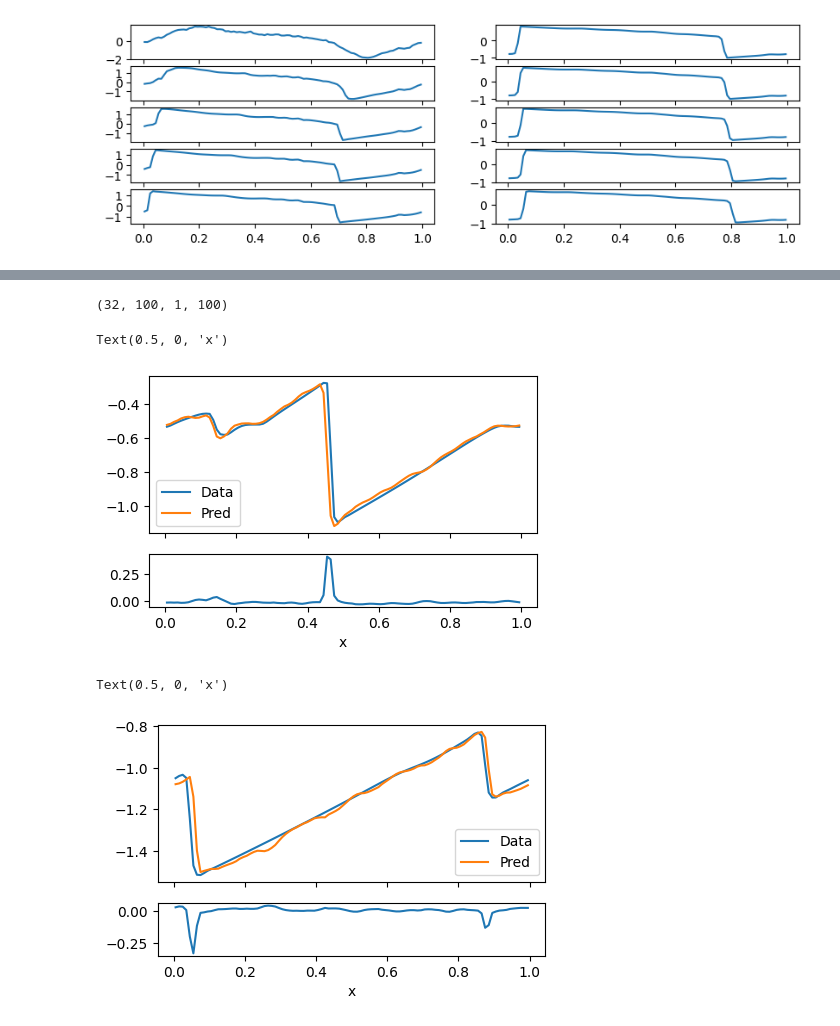
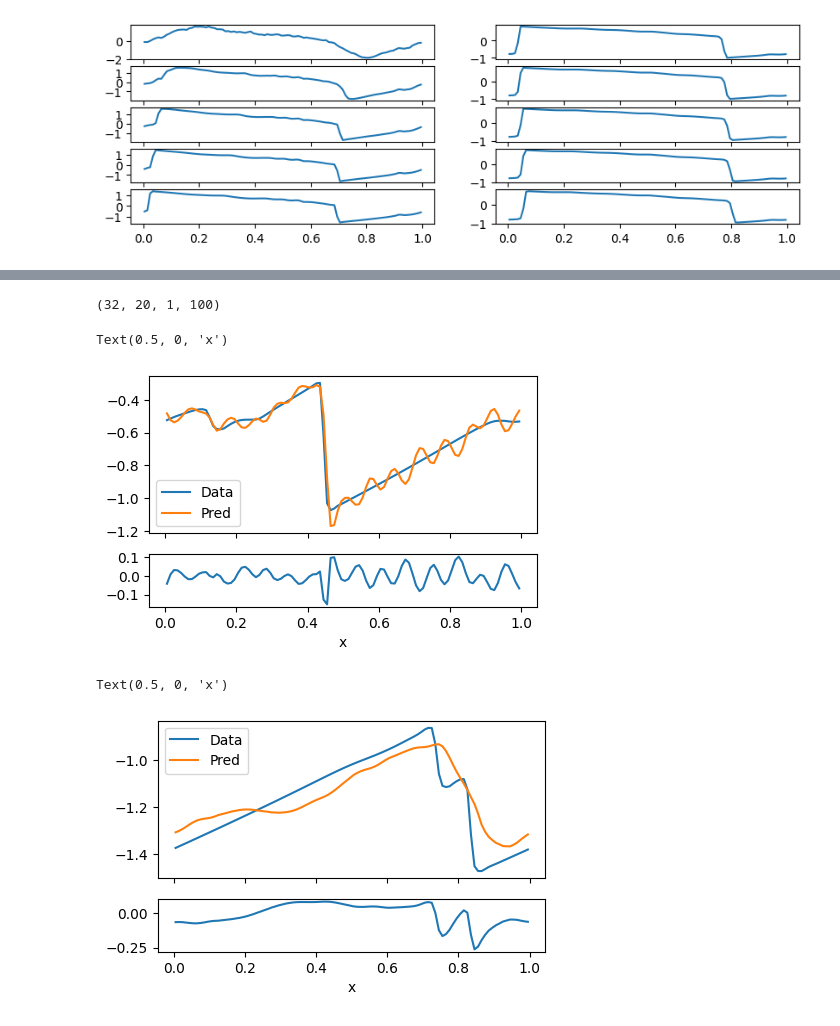
Before and after one commit to xx257xx/CONTEXT_FLUX_NO, a Jupyter notebook: iconfluxno_jax.ipynb, the cells around one changed output, grey strips where cells are left out. Cells and saved outputs as stored; diff of their text form; code cells hidden in the pictures.

```diff
--- a/iconfluxno_jax.ipynb
+++ b/iconfluxno_jax.ipynb
@@ -626,3 +678,7 @@ loss_fn(model, batch)
 # %%
-model, loss_history = train(model, loader, optax.adamw(1e-3), loss_fn, max_steps=5000)
+# optimizer = optax.adamw(
+#     optax.schedules.warmup_cosine_decay_schedule(0.0, 5e-4, 500, 4500, 0.0)
+# )
+optimizer = optax.adamw(2e-4)
+model, loss_history = train(model, loader, optimizer, loss_fn, max_steps=2000)
 # %% [output]
@@ -654,13 +708,13 @@ NameError: name 'loss_history' is not defined
 # %%
 loader_test = ContextSegmentLoader(
-    dataset_test, context_size=100, segment_length=200, batch_size=32
+    dataset_test, context_size=20, segment_length=10, batch_size=32
 )
 batch_test, _ = loader_test.load_batch(loader_test.init())
 # %%
 context_test, u_test, dt, dx = batch_test
 context_test.shape
 # %% [output]
-(32, 100, 1, 100)
+(32, 20, 1, 100)
 # %%
 sample_idx = 12
 model_test = eqx.nn.inference_mode(model)
@@ -677,7 +731,7 @@ _, u_test_pred = jax.lax.scan(
     u_test[sample_idx],
 )
 # %%
-time_idx = 50
+time_idx = -1
 fig, axes = plt.subplots(2, 1, figsize=(5, 3), height_ratios=(3, 1), sharex=True)
 axes[0].plot(dataset_test.x, u_test[sample_idx][time_idx, 0], label="Data")
 axes[0].plot(dataset_test.x, u_test_pred[time_idx, 0], label="Pred")
@@ -688,15 +742,15 @@ axes[1].plot(dataset_test.x, u_test[sample_idx][time_idx, 0] - u_test_pred[time_
 axes[-1].set_xlabel("x")
 # %% [output]
 Text(0.5, 0, 'x')
-[figure, old version]
+[figure, new version]
 # %%
 dataset_xr = xr.load_dataset(datadir / "cubic_no_source_test.hdf5")
-dataset_ood_interp, dataset_ood_extrap = PDEDataset.from_xarray(
-    dataset_xr
-).split_by_time(800)
+dataset_ood_interp, dataset_ood_extrap = (
+    PDEDataset.from_xarray(dataset_xr).downsample(10).split_by_time(80)
+)
 # %%
 loader_ood = ContextSegmentLoader(
-    dataset_ood_interp, context_size=100, segment_length=200, batch_size=32
+    dataset_ood_interp, context_size=20, segment_length=10, batch_size=32
 )
 batch_ood, _ = loader_ood.load_batch(loader_ood.init())
 # %%
@@ -717,17 +771,17 @@ _, u_ood_pred = jax.lax.scan(
     u_ood[sample_idx],
 )
 # %%
-time_idx = 10
+time_idx = -1
 fig, axes = plt.subplots(2, 1, figsize=(5, 3), height_ratios=(3, 1), sharex=True)
 axes[0].plot(dataset_ood_interp.x, u_ood[sample_idx][time_idx, 0], label="Data")
 axes[0].plot(dataset_ood_interp.x, u_ood_pred[time_idx, 0], label="Pred")
 axes[0].legend()
 
 axes[1].plot(
     dataset_ood_interp.x, u_ood[sample_idx][time_idx, 0] - u_ood_pred[time_idx, 0]
 )
 
 axes[-1].set_xlabel("x")
 # %% [output]
 Text(0.5, 0, 'x')
-[figure, old version]
+[figure, new version]
```
Also changed, not shown: parts of 8 cells of this notebook, 3 other files.
